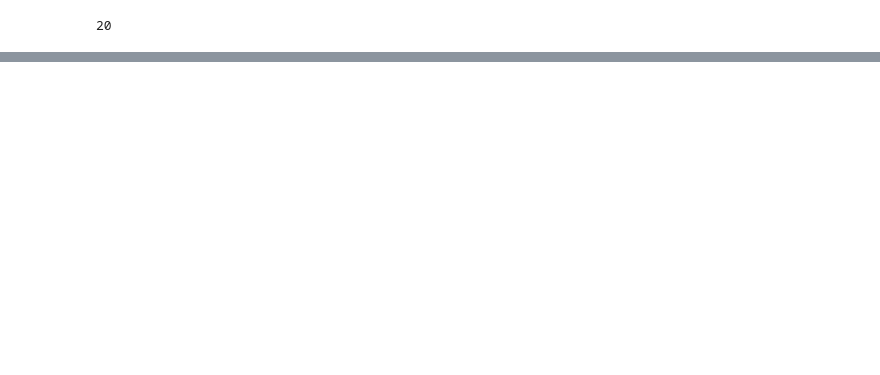
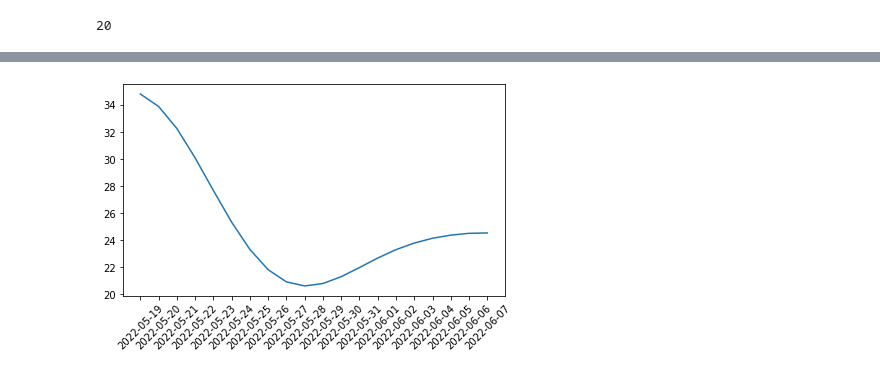
Before and after one commit to 33north/StockAnalysisProject4, a Jupyter notebook: TB_ML_BAC_future_no_Y_test.ipynb, the cells around one changed output, grey strips where cells are left out. Cells and saved outputs as stored; diff of their text form; code cells hidden in the pictures; blank space fills up the shorter version.

```diff
--- a/TB_ML_BAC_future_no_Y_test.ipynb
+++ b/TB_ML_BAC_future_no_Y_test.ipynb
@@ -151,5 +142,5 @@ regressor.add(Dense(units=1))
 # Fit the Model
 
 regressor.compile(optimizer='adam', loss = 'mean_squared_error')
-regressor.fit(X_train, y_train, epochs=100, batch_size=32)
+regressor.fit(X_train, y_train, epochs=30, batch_size=32)
 # %% [output]
@@ -254,9 +252,15 @@ len(predicted_prices)
 # %%
 # df in future 20days
 
-pd.DataFrame({'Date': ['2022-05-19','2022-05-20','2022-05-21',
-                        '2022-05-22','2022-05-22','2022-05-23'],
-                     'Open Prices': {predicted_prices}
+pred_df=pd.DataFrame({'Date': ['2022-05-19','2022-05-20','2022-05-21','2022-05-22',
+                        '2022-05-23','2022-05-24','2022-05-25','2022-05-26',
+                        '2022-05-27','2022-05-28','2022-05-29','2022-05-30',
+                        '2022-05-31','2022-06-01','2022-06-02','2022-06-03',
+                        '2022-06-04','2022-06-05','2022-06-06','2022-06-07'
+                        ]
                      }
 )
+pred_df['pred_close']=predicted_prices
+pred_df.set_index('Date', inplace=True)
+pred_df.head(21)
 # %% [output]
@@ -273,0 +317,6 @@ plt.show()
+# %%
+plt.plot(pred_df['pred_close'])
+plt.xticks(rotation = 45)
+plt.tight_layout()
+# %% [output]
+[figure, added]
```
Also changed, not shown: parts of 10 cells of this notebook, 2 other files.
